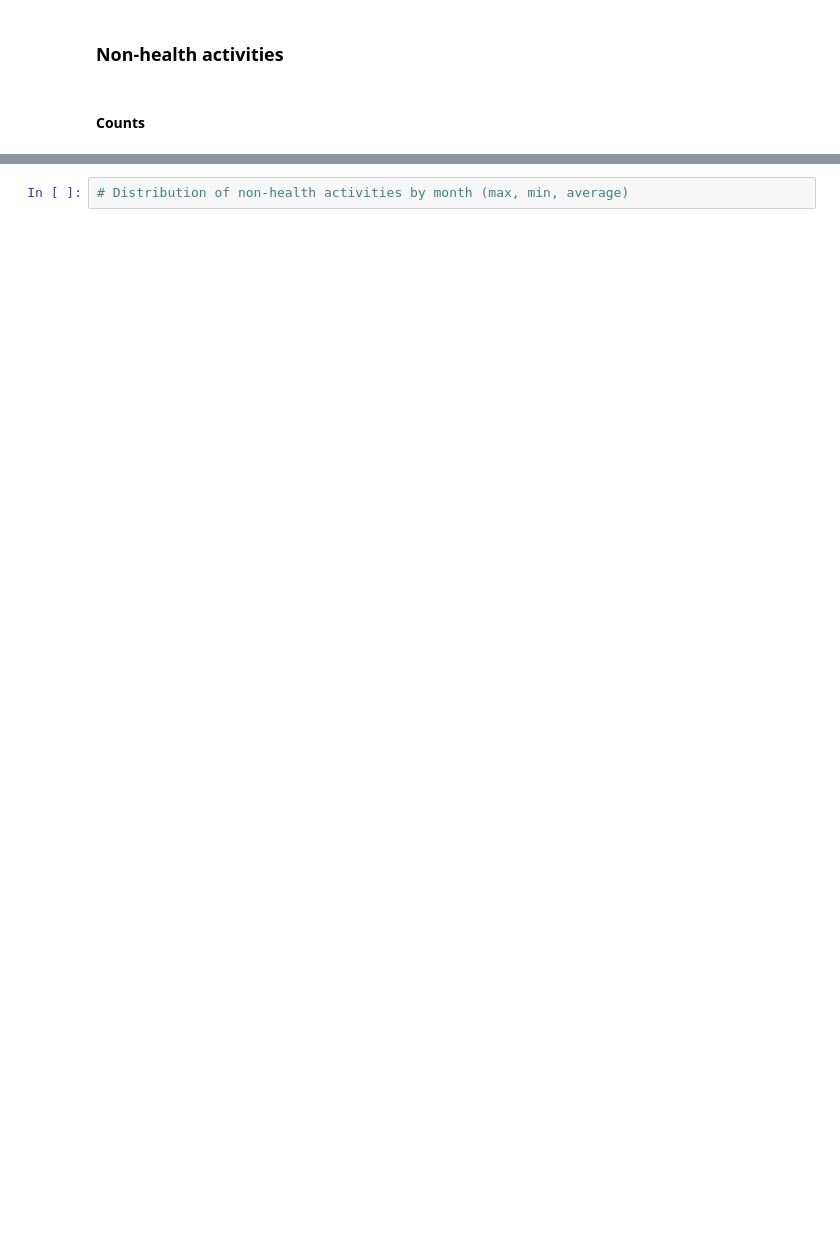
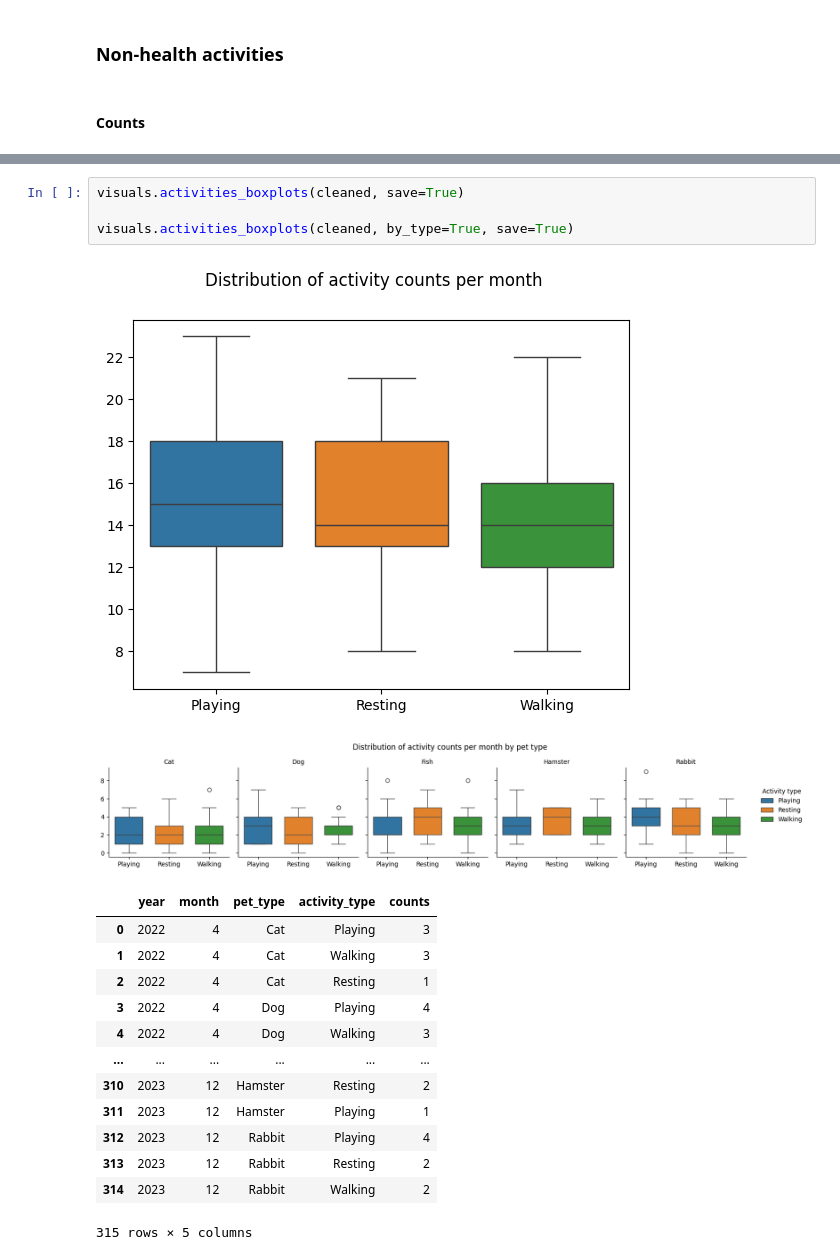
Before and after one commit to kozmik-moore/pet-software-developer-pipeline, a Jupyter notebook: code/notebook.ipynb, the cells around one changed output, grey strips where cells are left out. Drawn from its saved outputs; the diff is of its cells as text; blank space fills up the shorter version.

Commit message:
Added visualizations for non-health activity distributions. Added some analysis questions. Updated README.

```diff
--- a/code/notebook.ipynb
+++ b/code/notebook.ipynb
@@ -138,2 +220,20 @@ visuals.activities_countplots(data=cleaned, save=True)
 # %%
-# Distribution of non-health activities by month (max, min, average)
+visuals.activities_boxplots(cleaned, save=True)
+
+visuals.activities_boxplots(cleaned, by_type=True, save=True)
+# %% [output]
+[figure, added]
+[figure, added]
+|  | year | month | pet_type | activity_type | counts |
+| 0 | 2022 | 4 | Cat | Playing | 3 |
+| 1 | 2022 | 4 | Cat | Walking | 3 |
+| 2 | 2022 | 4 | Cat | Resting | 1 |
+| 3 | 2022 | 4 | Dog | Playing | 4 |
+| 4 | 2022 | 4 | Dog | Walking | 3 |
+| ... | ... | ... | ... | ... | ... |
+| 310 | 2023 | 12 | Hamster | Resting | 2 |
+| 311 | 2023 | 12 | Hamster | Playing | 1 |
+| 312 | 2023 | 12 | Rabbit | Playing | 4 |
+| 313 | 2023 | 12 | Rabbit | Resting | 2 |
+| 314 | 2023 | 12 | Rabbit | Walking | 2 |
+315 rows × 5 columns
```
Also changed, not shown: parts of 11 cells of this notebook, 5 other files.
